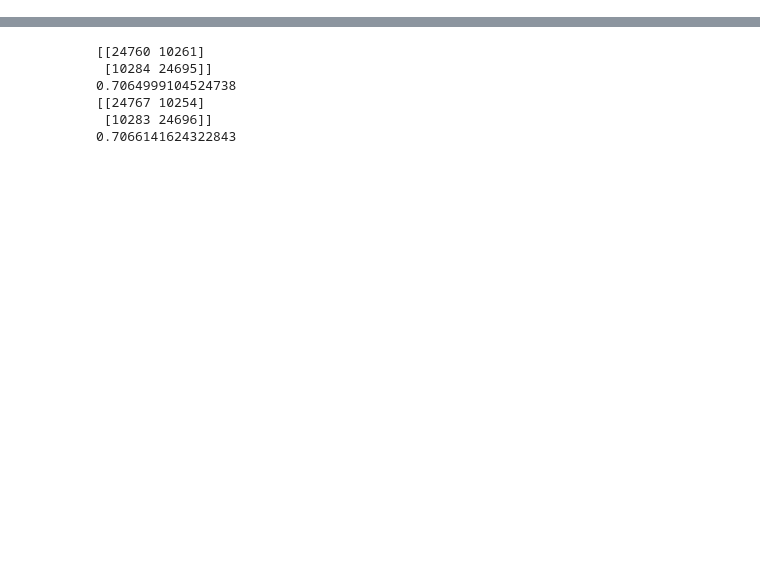
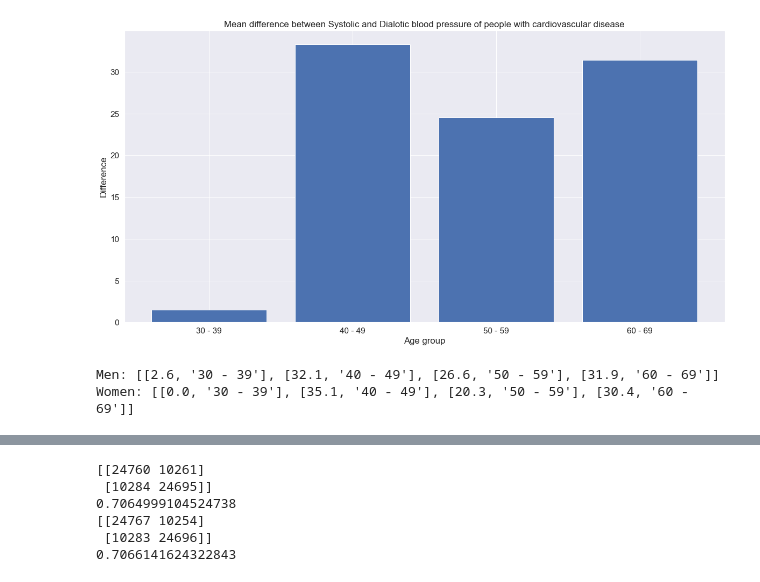
Before and after one commit to AustinTD4/Group-5-PBD, a Jupyter notebook: ML Techniques 3.ipynb, the cells around one changed output, grey strips where cells are left out. Saved outputs shown, nothing was run; the diff lists cells and outputs as text; code cells hidden in the pictures; blank space fills up the shorter version.

```diff
--- a/ML Techniques 3.ipynb
+++ b/ML Techniques 3.ipynb
@@ -35,0 +254,41 @@ target = pd.DataFrame(cardiodf['cardio'])
+# %%
+def dif_blood_age_groups_cardio(df):
+    df = df.loc[df.cardio == 1]
+    mini = int(df['age'].min())
+    # print(mini)
+    if(mini % 10 != 0):
+        mini = int(mini - (mini % 10))
+    # print(mini)
+
+    maxi = int(df['age'].max())
+    # print(maxi)
+    if(maxi % 10 != 0):
+        maxi = int(maxi + (10 - (maxi % 10)))
+    # print(maxi)
+    results = []
+
+    for i in range(mini, maxi, 10):
+        # print(df.loc[df.age >= i].loc[df.age < i + 10 ])
+        mm = difference_blood(df.loc[df.age >= i].loc[df.age < i + 10 ])
+        results.append([round(mm,1),  str(i) + ' - ' + str(i+9)])
+    return results
+
+
+
+# print(dif_blood_age_groups_cardio(df))
+ddif, aages = separate_data(dif_blood_age_groups_cardio(df))
+
+plt.bar(aages,ddif)
+'''There is a difference between difference gaps between blood pressures of each age group'''
+plt.ylabel("Difference")
+plt.xlabel('Age group')
+plt.title('Mean difference between Systolic and Dialotic blood pressure of people with cardiovascular disease')
+plt.show()
+# %% [output]
+[figure, added]
+# %%
+print('Men:',dif_blood_age_groups_cardio(df.loc[df.gender_2 == 1]))
+print('Women:',dif_blood_age_groups_cardio(df.loc[df.gender_1 == 1]))
+# %% [output]
+Men: [[2.6, '30 - 39'], [32.1, '40 - 49'], [26.6, '50 - 59'], [31.9, '60 - 69']]
+Women: [[0.0, '30 - 39'], [35.1, '40 - 49'], [20.3, '50 - 59'], [30.4, '60 - 69']]
```
Also changed, not shown: parts of 24 cells of this notebook.
